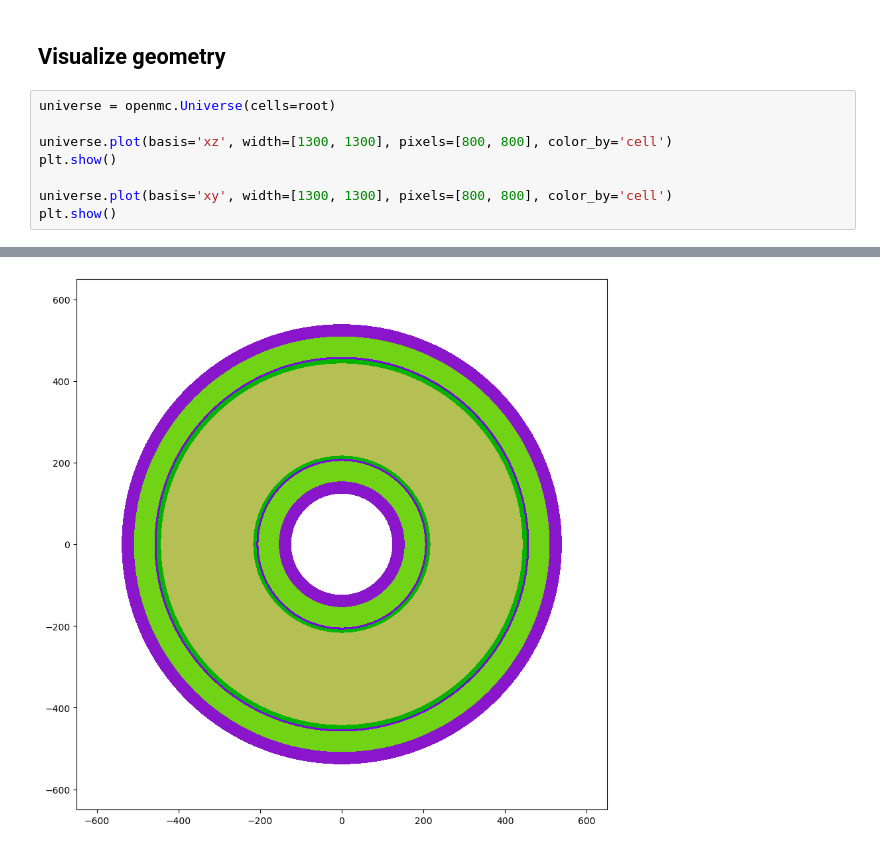
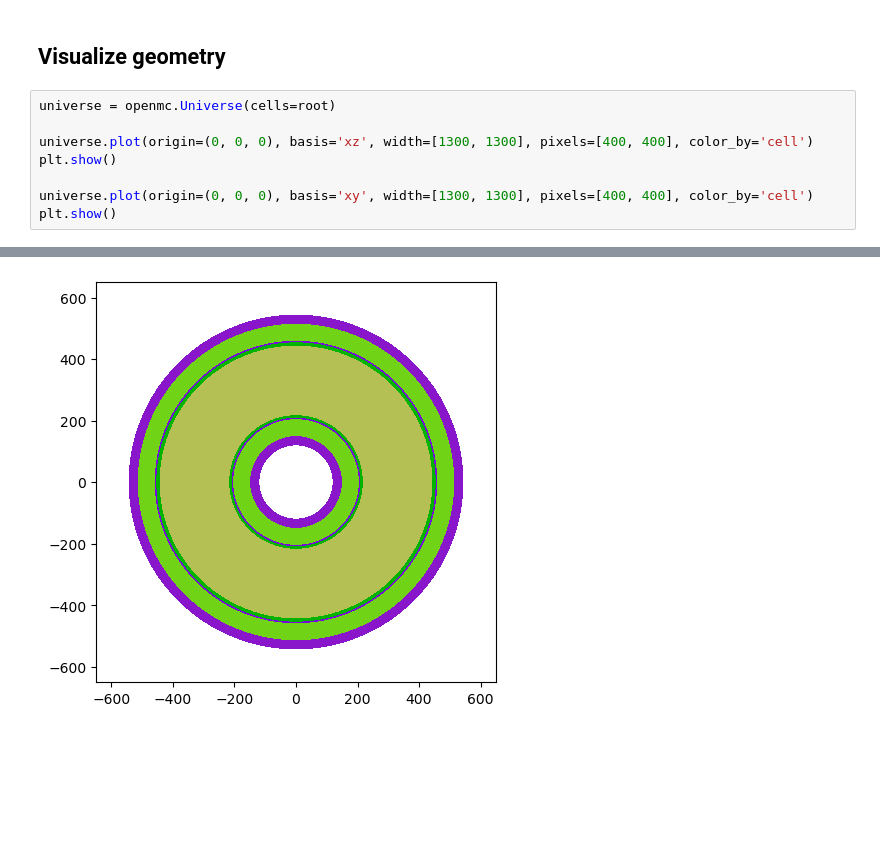
Before and after one commit to SteSeg/tokamak_radiation_environment, a Jupyter notebook: notebooks/make_core_components.ipynb, the cells around one changed output, grey strips where cells are left out. Drawn from its saved outputs; the diff is of its cells as text; blank space fills up the shorter version.

```diff
--- a/notebooks/make_core_components.ipynb
+++ b/notebooks/make_core_components.ipynb
@@ -176,9 +176,9 @@ geometry = openmc.Geometry(root=root)
 # %%
 universe = openmc.Universe(cells=root)
 
-universe.plot(basis='xz', width=[1300, 1300], pixels=[800, 800], color_by='cell')
+universe.plot(origin=(0, 0, 0), basis='xz', width=[1300, 1300], pixels=[400, 400], color_by='cell')
 plt.show()
 
-universe.plot(basis='xy', width=[1300, 1300], pixels=[800, 800], color_by='cell')
+universe.plot(origin=(0, 0, 0), basis='xy', width=[1300, 1300], pixels=[400, 400], color_by='cell')
 plt.show()
 # %% [output]
@@ -186 +186 @@ plt.show()
-[figure, old version]
+[figure, new version]
```
Also changed, not shown: parts of 1 cell of this notebook, 2 other files.
